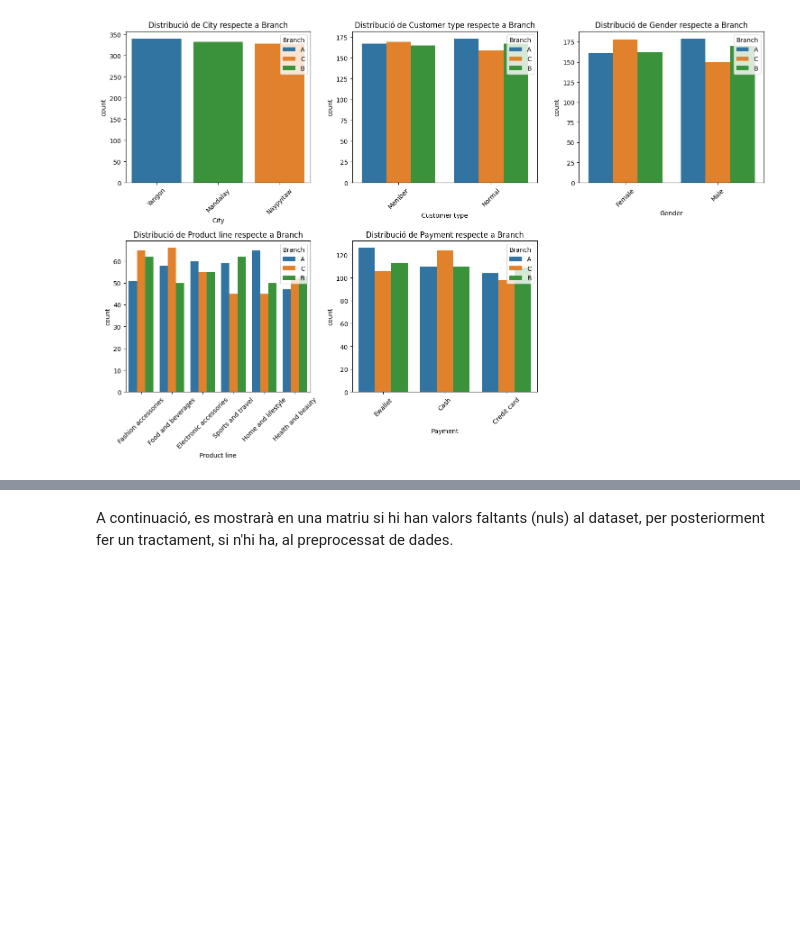
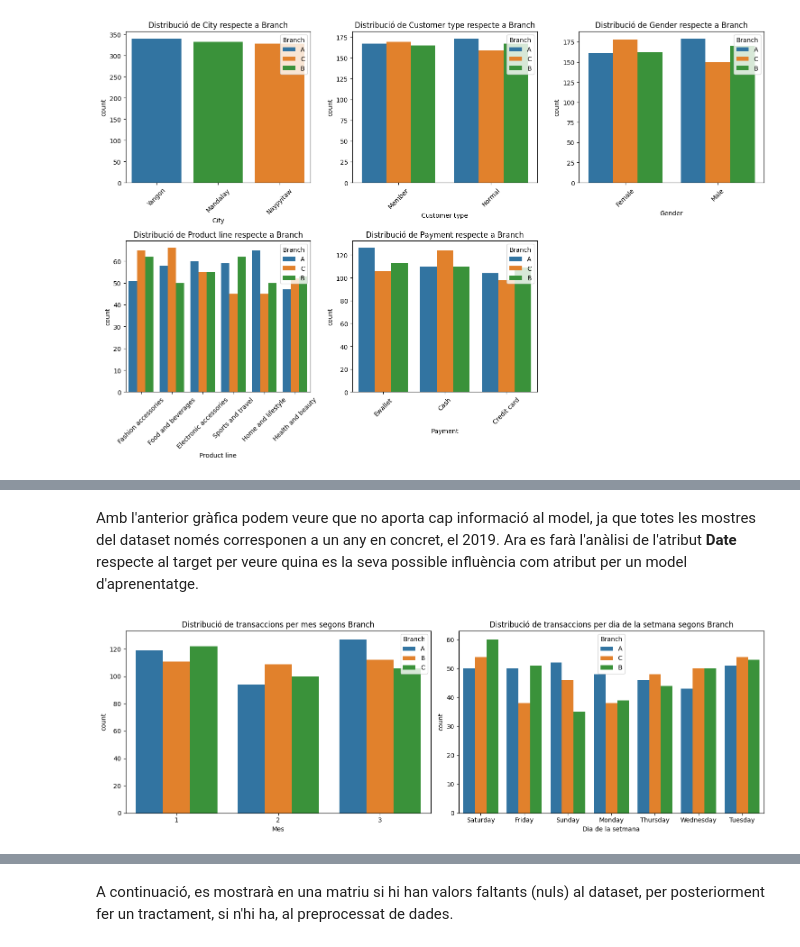
Before and after one commit to gabozan/Predictive-Modeling-on-Supermarket-Sales, a Jupyter notebook: supermarket_sales.ipynb, the cells around one changed output, grey strips where cells are left out. Saved outputs shown, nothing was run; the diff lists cells and outputs as text; code cells hidden in the pictures; blank space fills up the shorter version.

```diff
--- a/supermarket_sales.ipynb
+++ b/supermarket_sales.ipynb
@@ -250,0 +281,16 @@ plt.show()
+# %% [markdown]
+Amb l'anterior gràfica podem veure que no aporta cap informació al model, ja que totes les mostres del dataset només corresponen a un any en concret, el 2019. Ara es farà l'anàlisi de l'atribut **Date** respecte al target per veure quina es la seva possible influència com atribut per un model d'aprenentatge.
+# %%
+fig, axes = plt.subplots(1, 2, figsize=(15, 5))
+sns.countplot(data=dataset, x=dataset["Date"].dt.month, hue="Branch", ax=axes[0])
+axes[0].set_title("Distribució de transaccions per mes segons Branch")
+axes[0].set_xlabel("Mes")
+axes[0].legend(title="Branch")
+sns.countplot(data=dataset, x=dataset["Date"].dt.day_name(), hue="Branch", ax=axes[1])
+axes[1].set_title("Distribució de transaccions per dia de la setmana segons Branch")
+axes[1].set_xlabel("Dia de la setmana")
+axes[1].legend(title="Branch")
+plt.tight_layout()
+plt.show()
+# %% [output]
+[figure, added]
```
Also changed, not shown: parts of 15 cells of this notebook.
